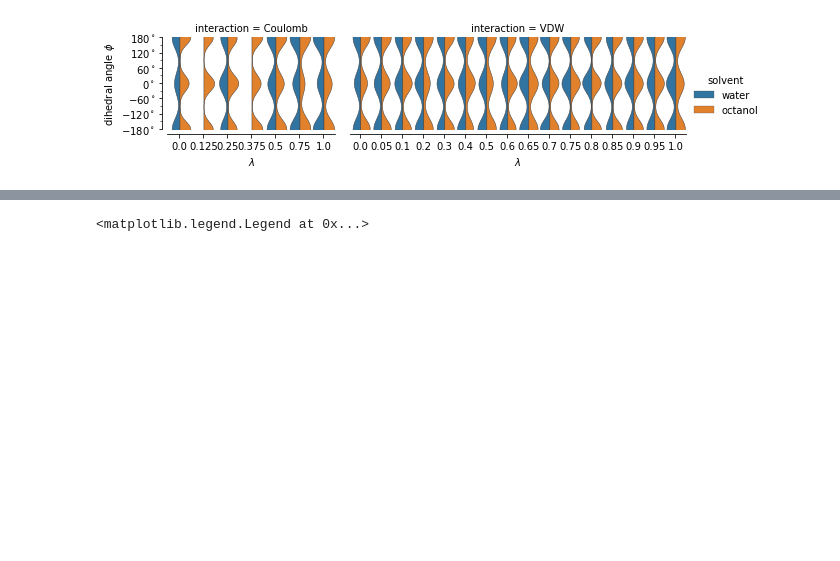
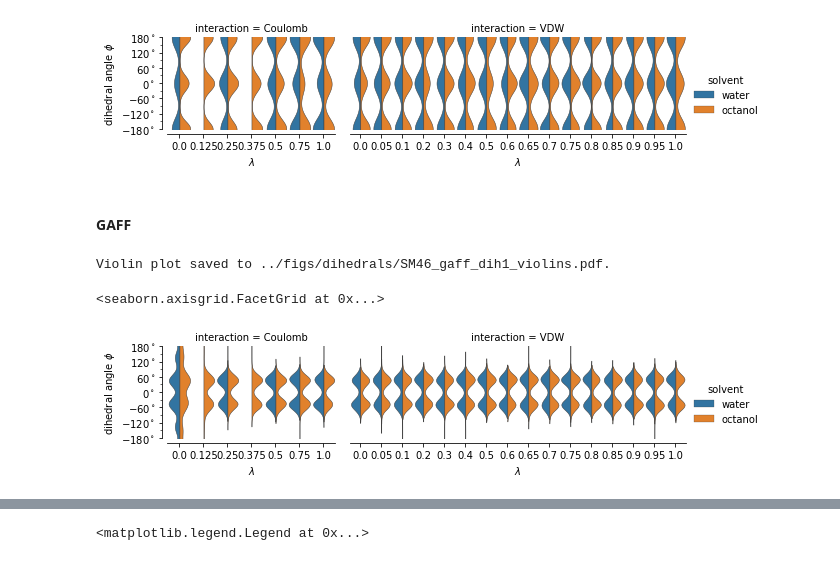
Before and after one commit to Becksteinlab/alchemical_conformational_analysis, a Jupyter notebook: analysis/dihedrals.ipynb, the cells around one changed output, grey strips where cells are left out. Cells and saved outputs as stored; diff of their text form; code cells hidden in the pictures; blank space fills up the shorter version.

```diff
--- a/analysis/dihedrals.ipynb
+++ b/analysis/dihedrals.ipynb
@@ -283,3 +277,11 @@ plot_violins(datafiles, "SM46", "cgenff", "dih2")
 Violin plot saved to ../figs/dihedrals/SM46_cgenff_dih2_violins.pdf.
 <seaborn.axisgrid.FacetGrid at 0x...>
 [figure]
+# %% [markdown]
+#### GAFF
+# %%
+plot_violins(datafiles, "SM46", "gaff", "dih1")
+# %% [output]
+Violin plot saved to ../figs/dihedrals/SM46_gaff_dih1_violins.pdf.
+<seaborn.axisgrid.FacetGrid at 0x...>
+[figure, added]
```
Also changed, not shown: parts of 19 cells of this notebook, 7 other files.
